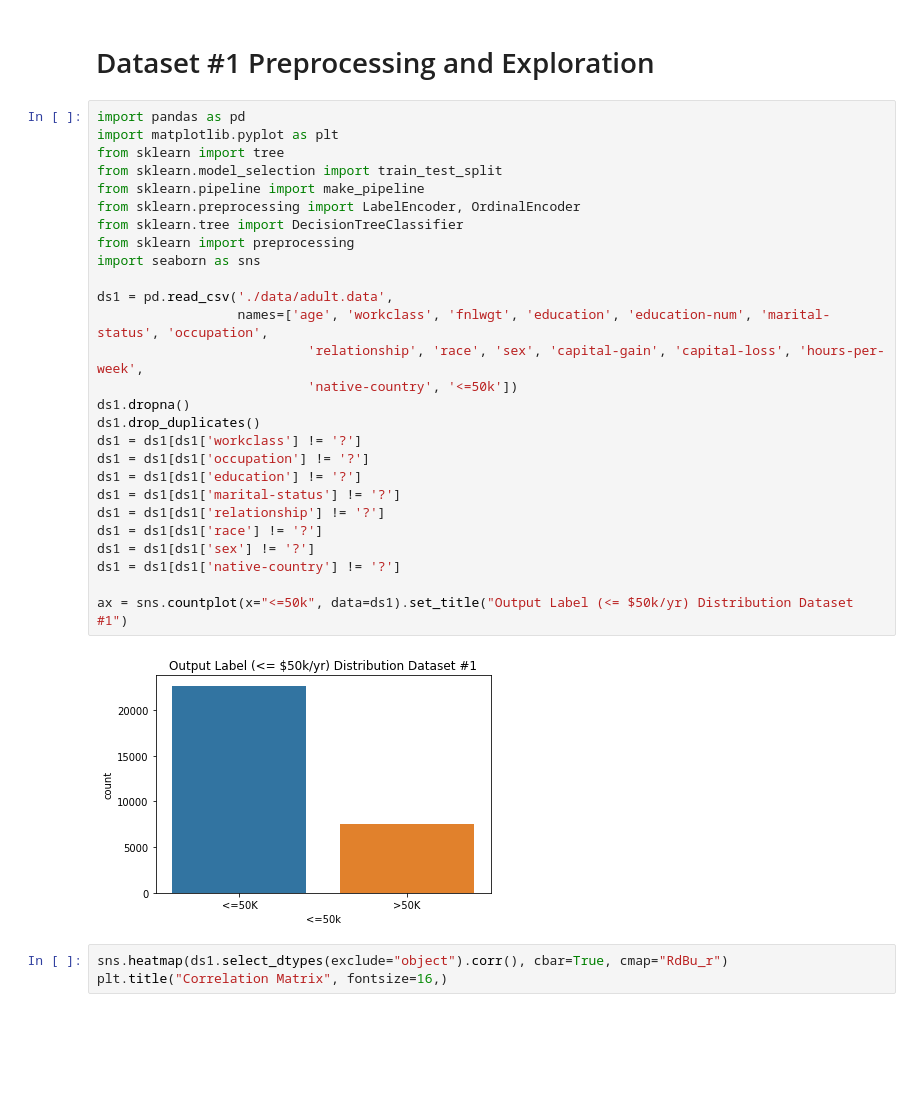
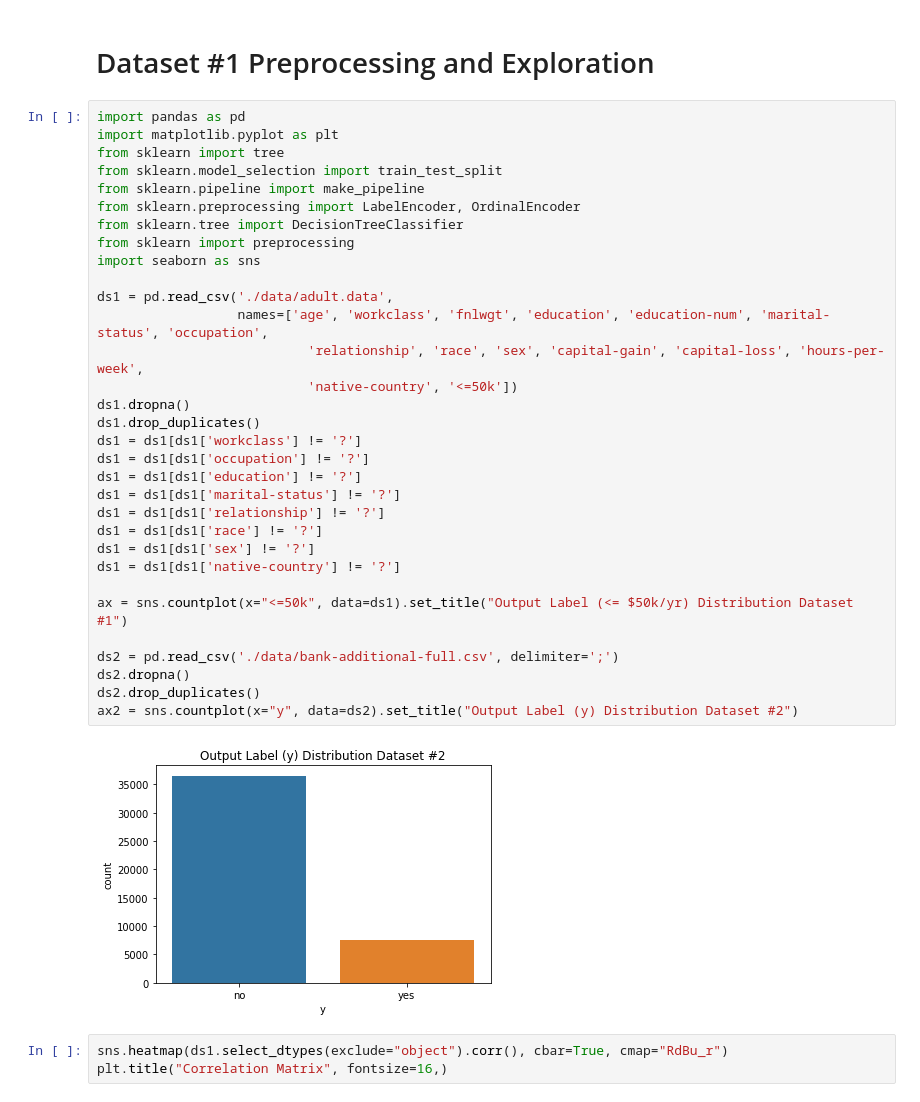
Before and after one commit to zparnold/cs7641, a Jupyter notebook: assignment1/dt1.ipynb, the cells around one changed output. Drawn from its saved outputs; the diff is of its cells as text; blank space fills up the shorter version.

```diff
--- a/assignment1/dt1.ipynb
+++ b/assignment1/dt1.ipynb
@@ -3,32 +3,37 @@
 # %%
 import pandas as pd
 import matplotlib.pyplot as plt
 from sklearn import tree
 from sklearn.model_selection import train_test_split
 from sklearn.pipeline import make_pipeline
 from sklearn.preprocessing import LabelEncoder, OrdinalEncoder
 from sklearn.tree import DecisionTreeClassifier
 from sklearn import preprocessing
 import seaborn as sns
 
 ds1 = pd.read_csv('./data/adult.data',
                   names=['age', 'workclass', 'fnlwgt', 'education', 'education-num', 'marital-status', 'occupation',
                            'relationship', 'race', 'sex', 'capital-gain', 'capital-loss', 'hours-per-week',
                            'native-country', '<=50k'])
 ds1.dropna()
 ds1.drop_duplicates()
 ds1 = ds1[ds1['workclass'] != '?']
 ds1 = ds1[ds1['occupation'] != '?']
 ds1 = ds1[ds1['education'] != '?']
 ds1 = ds1[ds1['marital-status'] != '?']
 ds1 = ds1[ds1['relationship'] != '?']
 ds1 = ds1[ds1['race'] != '?']
 ds1 = ds1[ds1['sex'] != '?']
 ds1 = ds1[ds1['native-country'] != '?']
 
 ax = sns.countplot(x="<=50k", data=ds1).set_title("Output Label (<= $50k/yr) Distribution Dataset #1")
+
+ds2 = pd.read_csv('./data/bank-additional-full.csv', delimiter=';')
+ds2.dropna()
+ds2.drop_duplicates()
+ax2 = sns.countplot(x="y", data=ds2).set_title("Output Label (y) Distribution Dataset #2")
 # %% [output]
-[figure, old version]
+[figure, new version]
 # %%
 sns.heatmap(ds1.select_dtypes(exclude="object").corr(), cbar=True, cmap="RdBu_r")
 plt.title("Correlation Matrix", fontsize=16,)
```
Also changed, not shown: parts of 12 cells of this notebook, 17 other files.
